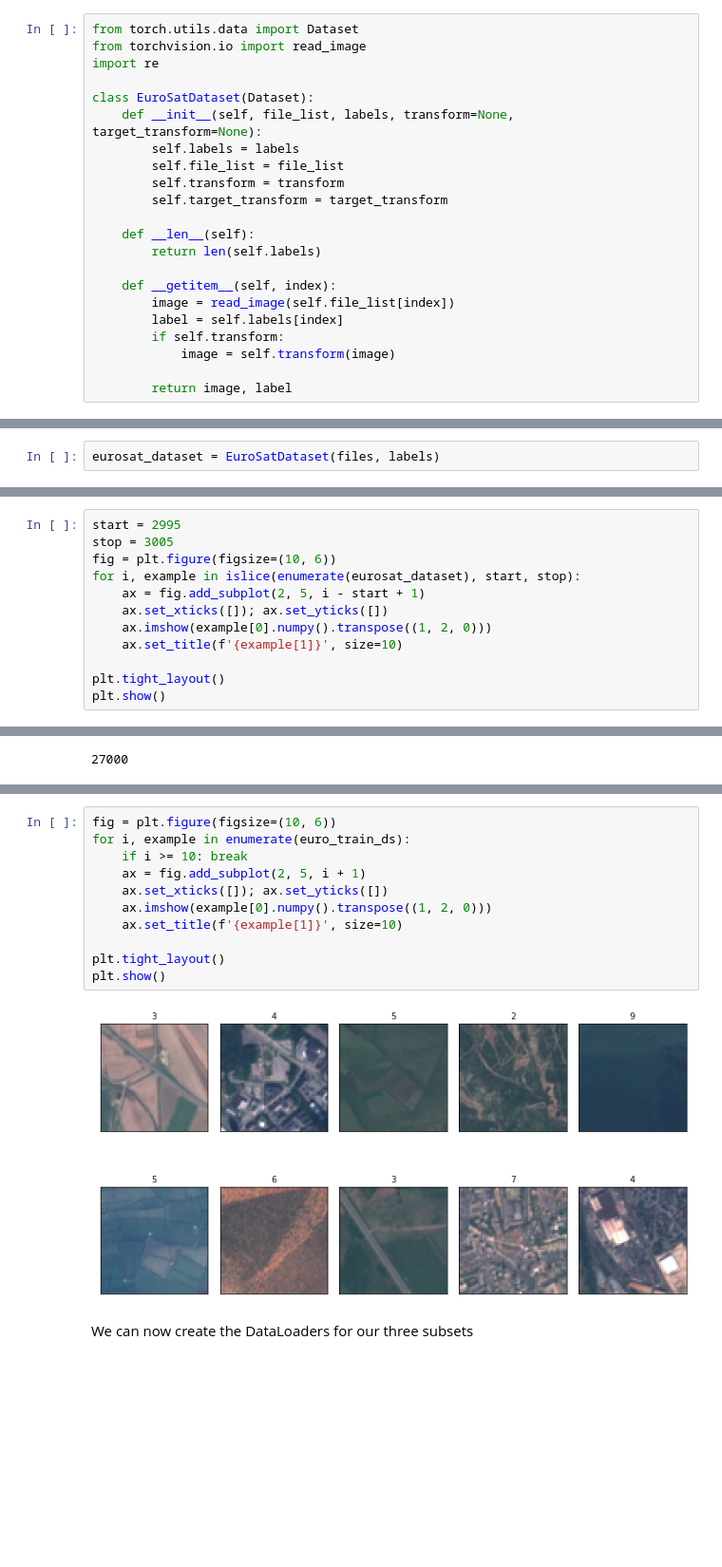
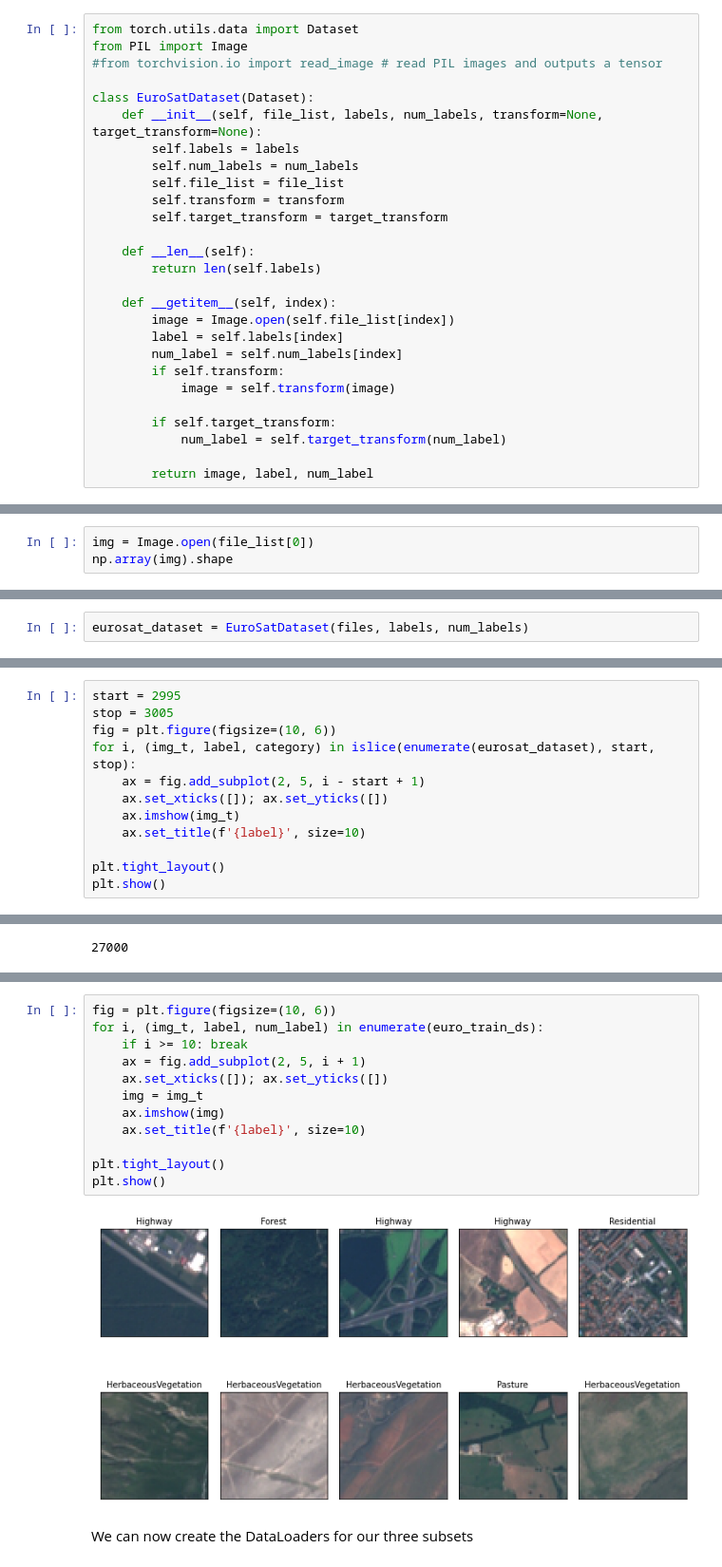
Before and after one commit to luigiselmi/dlwpt_nb, a Jupyter notebook: pml3/eurosat_images_classification.ipynb, the cells around one changed output, grey strips where cells are left out. Shown at 95% size. Drawn from its saved outputs; the diff is of its cells as text; blank space fills up the shorter version.

```diff
--- a/pml3/eurosat_images_classification.ipynb
+++ b/pml3/eurosat_images_classification.ipynb
@@ -106,12 +108,13 @@ for i, (image, label) in islice(enumerate(file_list_labels), start, stop):
 We implement the data structure for the EuroSAT dataset as a subclass of PyTorch Dataset, where we store the paths to the images on the file system and their labels.
 # %%
 from torch.utils.data import Dataset
-from torchvision.io import read_image
-import re
+from PIL import Image
+#from torchvision.io import read_image # read PIL images and outputs a tensor
 
 class EuroSatDataset(Dataset):
-    def __init__(self, file_list, labels, transform=None, target_transform=None):
+    def __init__(self, file_list, labels, num_labels, transform=None, target_transform=None):
         self.labels = labels
+        self.num_labels = num_labels
         self.file_list = file_list
         self.transform = transform
         self.target_transform = target_transform
@@ -120,11 +123,18 @@ class EuroSatDataset(Dataset):
         return len(self.labels)
 
     def __getitem__(self, index):
-        image = read_image(self.file_list[index])
+        image = Image.open(self.file_list[index])
         label = self.labels[index]
+        num_label = self.num_labels[index]
         if self.transform:
             image = self.transform(image)
 
-        return image, label
+        if self.target_transform:
+            num_label = self.target_transform(num_label)
+
+        return image, label, num_label
 # %% [markdown]
 we create an instance of our dataset passing the file paths and the labels
+# %%
+img = Image.open(file_list[0])
+np.array(img).shape
@@ -131,2 +143,2 @@ we create an instance of our dataset passing the file paths and the labels
 # %%
-eurosat_dataset = EuroSatDataset(files, labels)
+eurosat_dataset = EuroSatDataset(files, labels, num_labels)
@@ -134,11 +148,11 @@ eurosat_dataset = EuroSatDataset(files, labels)
 start = 2995
 stop = 3005
 fig = plt.figure(figsize=(10, 6))
-for i, example in islice(enumerate(eurosat_dataset), start, stop):
+for i, (img_t, label, category) in islice(enumerate(eurosat_dataset), start, stop):
     ax = fig.add_subplot(2, 5, i - start + 1)
     ax.set_xticks([]); ax.set_yticks([])
-    ax.imshow(example[0].numpy().transpose((1, 2, 0)))
-    ax.set_title(f'{example[1]}', size=10)
+    ax.imshow(img_t)
+    ax.set_title(f'{label}', size=10)
 
 plt.tight_layout()
 plt.show()
@@ -168,16 +182,17 @@ We can perform a visual check to see that there's no mismatch between images and
 # %%
 fig = plt.figure(figsize=(10, 6))
-for i, example in enumerate(euro_train_ds):
+for i, (img_t, label, num_label) in enumerate(euro_train_ds):
     if i >= 10: break
     ax = fig.add_subplot(2, 5, i + 1)
     ax.set_xticks([]); ax.set_yticks([])
-    ax.imshow(example[0].numpy().transpose((1, 2, 0)))
-    ax.set_title(f'{example[1]}', size=10)
+    img = img_t
+    ax.imshow(img)
+    ax.set_title(f'{label}', size=10)
 
 plt.tight_layout()
 plt.show()
 # %% [output]
-[figure, old version]
+[figure, new version]
 # %% [markdown]
 We can now create the DataLoaders for our three subsets
 # %%
```
Also changed, not shown: parts of 20 cells of this notebook.
